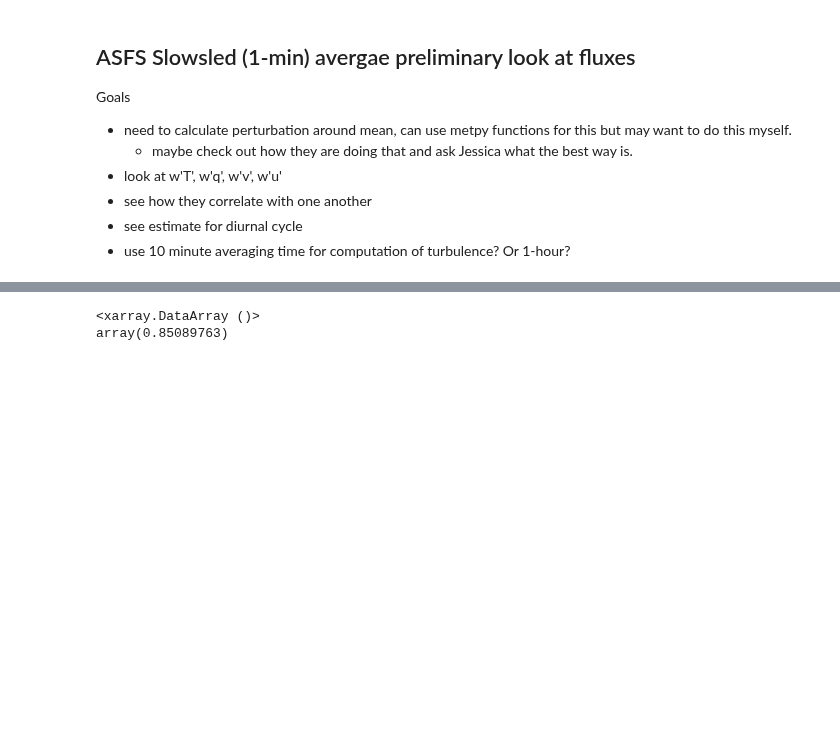
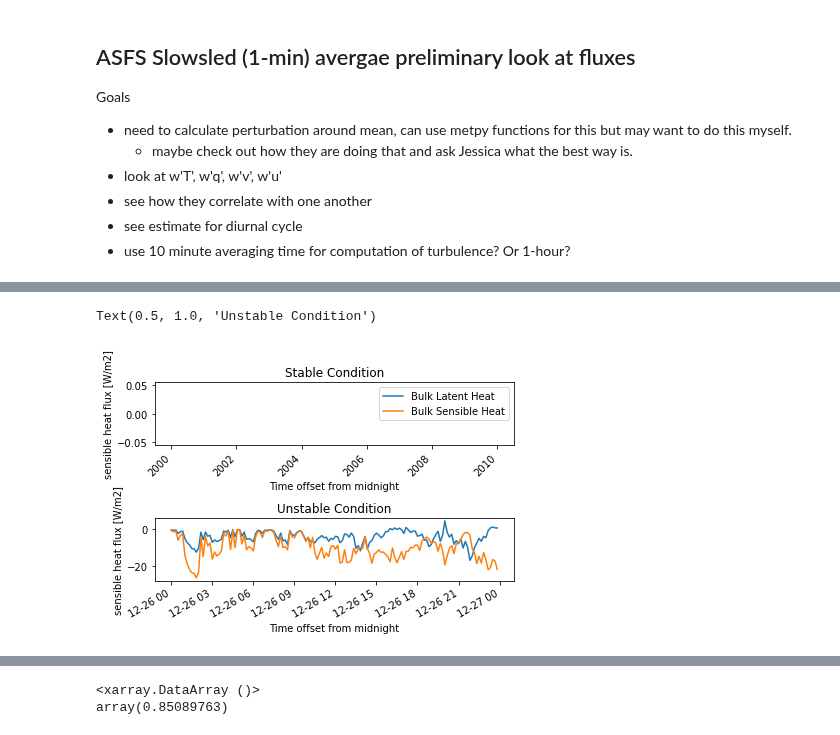
Before and after one commit to dlhogan97/Spring-Precipitation-Effect-CO-River, a Jupyter notebook: notebooks/SPLASH_ASFS_turb.ipynb, the cells around one changed output, grey strips where cells are left out. Drawn from its saved outputs; the diff is of its cells as text; code cells hidden in the pictures; blank space fills up the shorter version.

```diff
--- a/notebooks/SPLASH_ASFS_turb.ipynb
+++ b/notebooks/SPLASH_ASFS_turb.ipynb
@@ -84,0 +73,3 @@ ax.legend()
+# %%
+ds_stable = xr.open_dataset('turbsled_10min_20220102.nc')
+ds_unstable = xr.open_dataset('turbsled_10min_20211226.nc')
@@ -84,0 +96,16 @@ ax.legend()
+# %%
+fig, ax = plt.subplots(2, tight_layout=True)
+ds_stable['bulk_Hl'].plot(ax=ax[0], label='Bulk Latent Heat')
+ds_stable['bulk_Hs'].plot(ax=ax[0], label='Bulk Sensible Heat')
+ax[0].tick_params(axis='x', labelrotation=45)
+ax[0].legend()
+ax[0].set_title('Stable Condition')
+
+
+ds_unstable['bulk_Hl'].plot(ax=ax[1], label='Bulk Latent Heat')
+ds_unstable['bulk_Hs'].plot(ax=ax[1], label='Bulk Sensible Heat')
+ax[1].set_title('Unstable Condition')
+# ds2.plot.scatter(x='time', y='Hl', ax=ax, label='Latent Heat')
+# %% [output]
+Text(0.5, 1.0, 'Unstable Condition')
+[figure, added]
```
Also changed, not shown: parts of 8 cells of this notebook.
